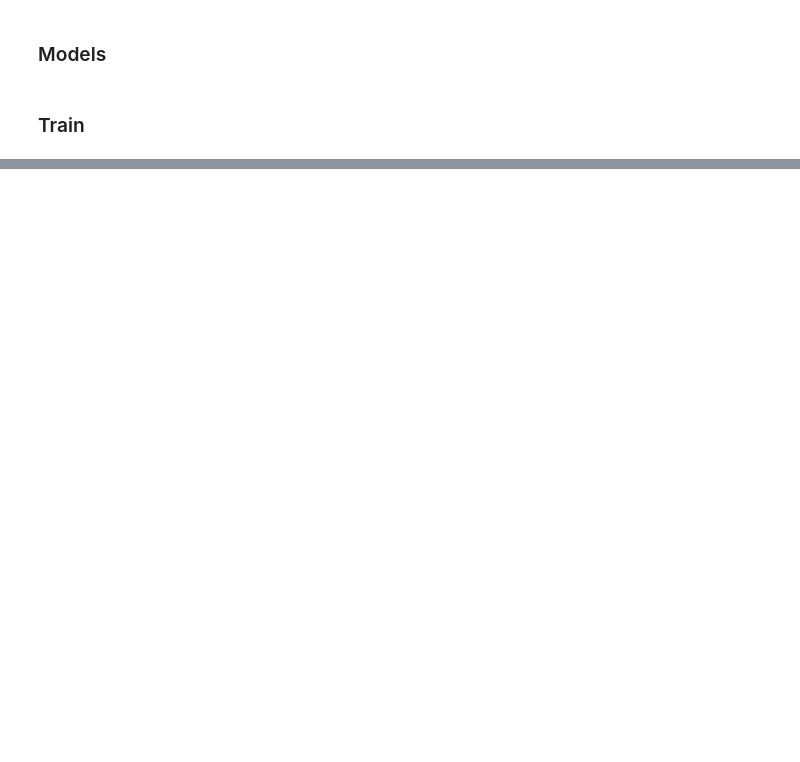
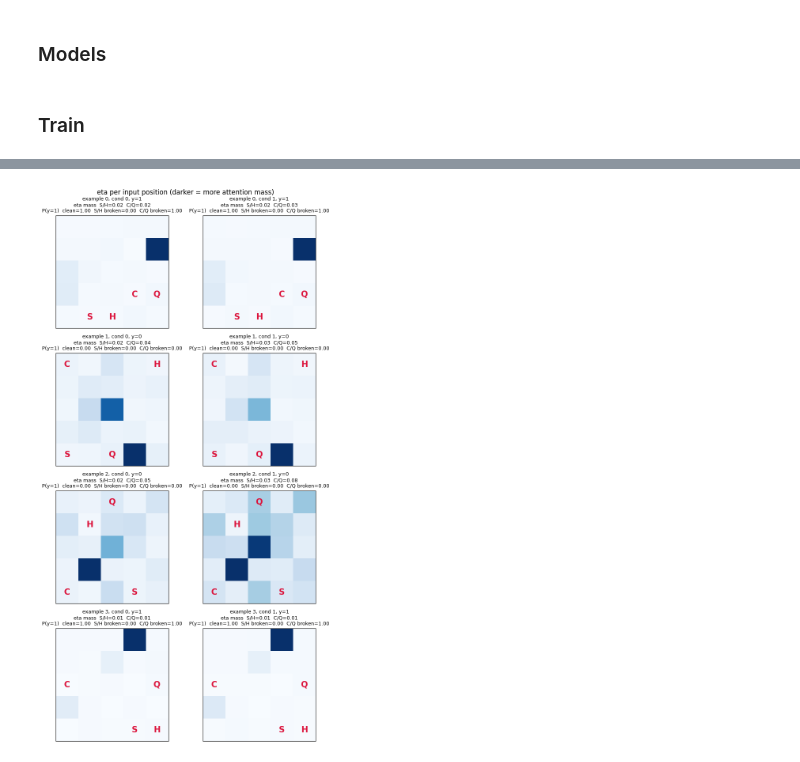
Before and after one commit to aryangarg794/sparse-ood-generalization, a Jupyter notebook: notebooks/basic_multimodality.ipynb, the cells around one changed output, grey strips where cells are left out. Cells and saved outputs as stored; diff of their text form; code cells hidden in the pictures; blank space fills up the shorter version.

```diff
--- a/notebooks/basic_multimodality.ipynb
+++ b/notebooks/basic_multimodality.ipynb
@@ -499,0 +647,18 @@ def train(args):
+# %%
+val = np.array(val_acc)
+test = np.array(test_accs).reshape(len(test_accs), 2, 2)
+
+print(f"val acc (mean over conditions): {val.mean():.3f} ± {val.std():.3f}  over {len(val)} runs\n")
+
+header = f"{'run':>4} | {'cond 0: test_a':>14} {'test_b':>7} | {'cond 1: test_a':>14} {'test_b':>7}"
+print(header)
+print("-" * len(header))
+for r, acc in enumerate(test):
+    print(f"{r:>4} | {acc[0, 0]:>14.3f} {acc[0, 1]:>7.3f} | {acc[1, 0]:>14.3f} {acc[1, 1]:>7.3f}")
+print("-" * len(header))
+m = test.mean(0)
+print(f"{'mean':>4} | {m[0, 0]:>14.3f} {m[0, 1]:>7.3f} | {m[1, 0]:>14.3f} {m[1, 1]:>7.3f}")
+
+best_a = test[:, :, 0].max(1)
+best_b = test[:, :, 1].max(1)
+print(f"\nbest condition per set:  test_a {best_a.mean():.3f} ± {best_a.std():.3f}   test_b {best_b.mean():.3f} ± {best_b.std():.3f}")
@@ -499,0 +706,79 @@ def train(args):
+# %%
+from sparse_generalization.data.shapes.constants import SHAPES_TO_IDX
+
+PAIRS = {'star/heart':    [SHAPES_TO_IDX['star'],   SHAPES_TO_IDX['heart']],
+         'circle/square': [SHAPES_TO_IDX['circle'], SHAPES_TO_IDX['square']]}
+LETTERS = {SHAPES_TO_IDX['star']: 'S', SHAPES_TO_IDX['heart']: 'H', SHAPES_TO_IDX['circle']: 'C', SHAPES_TO_IDX['square']: 'Q'}
+
+model = model_nodiv
+model.eval()
+
+def eta_per_token(x, c):
+    with torch.no_grad():
+        model(x, model.condition(c))
+        return model.get_eta().squeeze(1) * model.max_eta[0]
+
+def p_positive(x, c):
+    with torch.no_grad():
+        logits = model(x, model.condition(c))
+        return torch.sigmoid(logits) if model.loss_type == 'bce' else torch.softmax(logits, -1)[:, 1]
+
+def on_pair(x, ids):
+    return torch.isin(x, torch.tensor(ids, dtype=x.dtype))
+
+def broken(x, ids, seed=0):
+    g = torch.Generator().manual_seed(seed)
+    x = x.clone()
+    w = args.width
+    first = (x == ids[0]).float().argmax(-1); second = (x == ids[1]).float().argmax(-1)
+    for i in range(len(x)):
+        cells = [j for j in range(w * w) if j // w != first[i].item() // w and j != second[i].item()]
+        j = cells[torch.randint(len(cells), (1,), generator=g).item()]
+        x[i, second[i]], x[i, j] = x[i, j].item(), x[i, second[i]].item()
+    return x
+
+_, _, test_sets_all, _ = get_shapes_datasets(5000, '../data/shapes', args.width, False)
+idx = torch.randperm(len(test_sets_all[0]), generator=torch.Generator().manual_seed(0))[:1000]
+X_id = test_sets_all[0].x.flatten(start_dim=1)[idx]
+y_id = test_sets_all[0].y.squeeze(-1)[idx]
+
+print("Averaged over 1000 in-distribution test examples")
+print(f"{'cond':>4} | {'eta mass on':^30} | {'prediction flips when pair is broken (pos / neg)':^48}")
+print(f"{'':>4} | {'star/heart':>14} {'circle/square':>15} | {'star/heart':>23} {'circle/square':>24}")
+print("-" * 90)
+pos, neg = y_id == 1, y_id == 0
+for c in range(2):
+    eta = eta_per_token(X_id, c)
+    pred = p_positive(X_id, c) > 0.5
+    mass = [(eta * on_pair(X_id, ids)).sum(-1).mean().item() for ids in PAIRS.values()]
+    flips = []
+    for ids in PAIRS.values():
+        flipped = (p_positive(broken(X_id, ids), c) > 0.5) != pred
+        flips.append((flipped[pos].float().mean().item(), flipped[neg].float().mean().item()))
+    print(f"{c:>4} | {mass[0]:>14.2f} {mass[1]:>15.2f} | "
+          f"{flips[0][0]:>11.2f} / {flips[0][1]:<9.2f} {flips[1][0]:>12.2f} / {flips[1][1]:<9.2f}")
+
+n_show = 4
+fig, axes = plt.subplots(n_show, 2, figsize=(8, 3.6 * n_show))
+for r in range(n_show):
+    x = X_id[r:r + 1]
+    for c in range(2):
+        ax = axes[r, c]
+        eta = eta_per_token(x, c)[0]
+        ax.imshow(eta.view(args.width, args.width), cmap='Blues', vmin=0, vmax=max(eta.max().item(), 1e-6))
+        for pos, tok in enumerate(x[0].tolist()):
+            if int(tok) in LETTERS:
+                ax.text(pos % args.width, pos // args.width, LETTERS[int(tok)],
+                        ha='center', va='center', fontsize=15, color='crimson', weight='bold')
+        mass = {name: (eta * on_pair(x, ids)[0]).sum().item() for name, ids in PAIRS.items()}
+        p_clean = p_positive(x, c).item()
+        p_broken = {name: p_positive(broken(x, ids, seed=r), c).item() for name, ids in PAIRS.items()}
+        ax.set_title(f"example {r}, cond {c}, y={int(y_id[r])}\n"
+                     f"eta mass  S/H={mass['star/heart']:.2f}  C/Q={mass['circle/square']:.2f}\n"
+                     f"P(y=1)  clean={p_clean:.2f}  S/H broken={p_broken['star/heart']:.2f}  C/Q broken={p_broken['circle/square']:.2f}",
+                     fontsize=9)
+        ax.set_xticks([]); ax.set_yticks([])
+fig.suptitle("eta per input position (darker = more attention mass)")
+fig.tight_layout()
+plt.show()
+# %% [output]
@@ -499,0 +791 @@ def train(args):
+[figure, added]
```
Also changed, not shown: parts of 11 cells of this notebook, 24 other files.
